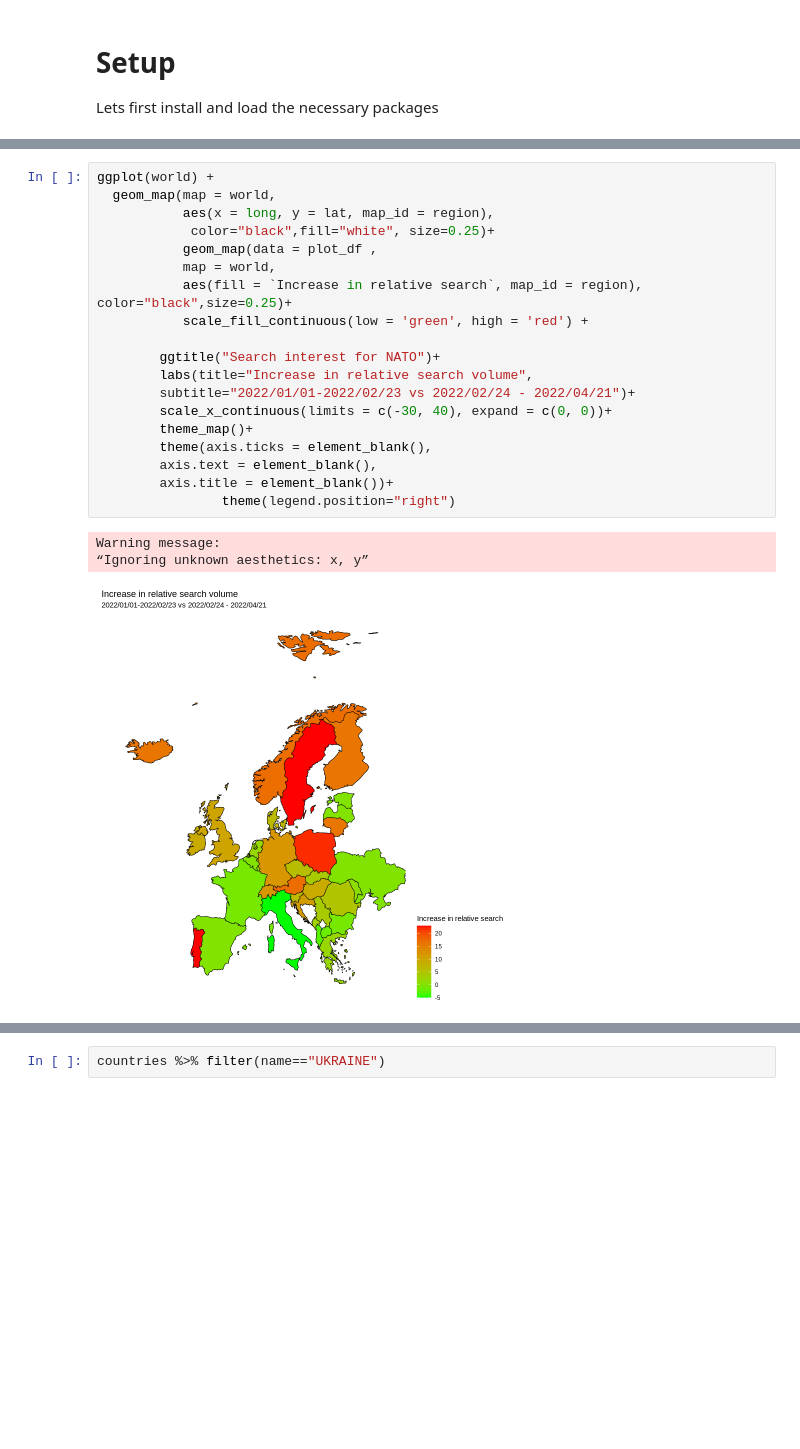
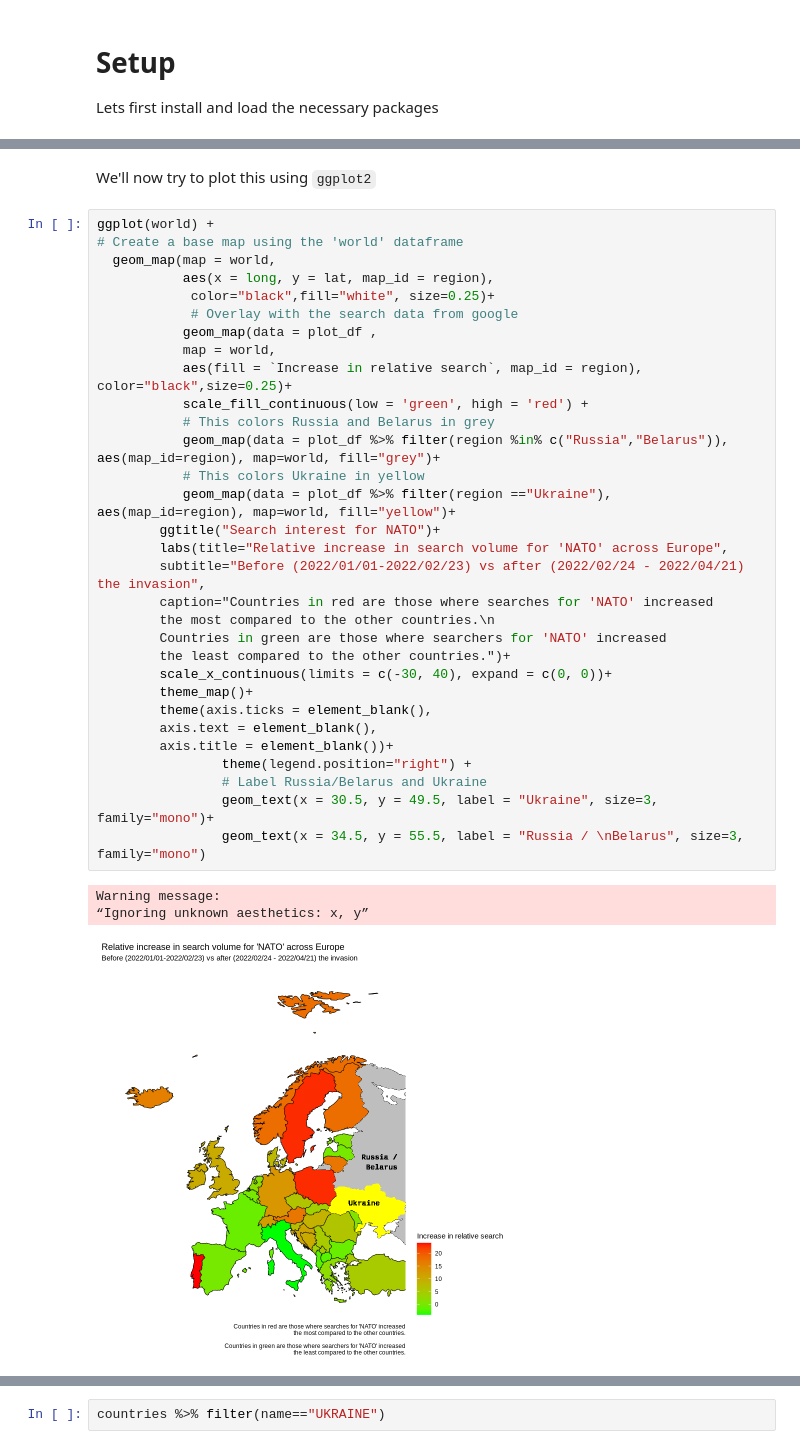
Before and after one commit to karl-karlsson/notebooks, a Jupyter notebook: google_trends.ipynb, the cells around one changed output, grey strips where cells are left out. Saved outputs shown, nothing was run; the diff lists cells and outputs as text; blank space fills up the shorter version.

```diff
--- a/google_trends.ipynb
+++ b/google_trends.ipynb
@@ -161,23 +183,37 @@ select(region, `Increase in relative search`)
+# %% [markdown]
+We'll now try to plot this using `ggplot2`
 # %%
 ggplot(world) +
+# Create a base map using the 'world' dataframe
   geom_map(map = world,
            aes(x = long, y = lat, map_id = region),
             color="black",fill="white", size=0.25)+
+            # Overlay with the search data from google
            geom_map(data = plot_df ,
            map = world,
            aes(fill = `Increase in relative search`, map_id = region), color="black",size=0.25)+
            scale_fill_continuous(low = 'green', high = 'red') +
-
+           # This colors Russia and Belarus in grey
+           geom_map(data = plot_df %>% filter(region %in% c("Russia","Belarus")), aes(map_id=region), map=world, fill="grey")+
+           # This colors Ukraine in yellow
+           geom_map(data = plot_df %>% filter(region =="Ukraine"), aes(map_id=region), map=world, fill="yellow")+
         ggtitle("Search interest for NATO")+
-        labs(title="Increase in relative search volume",
-        subtitle="2022/01/01-2022/02/23 vs 2022/02/24 - 2022/04/21")+
+        labs(title="Relative increase in search volume for 'NATO' across Europe",
+        subtitle="Before (2022/01/01-2022/02/23) vs after (2022/02/24 - 2022/04/21) the invasion",
+        caption="Countries in red are those where searches for 'NATO' increased
+        the most compared to the other countries.\n
+        Countries in green are those where searchers for 'NATO' increased
+        the least compared to the other countries.")+
         scale_x_continuous(limits = c(-30, 40), expand = c(0, 0))+
         theme_map()+
         theme(axis.ticks = element_blank(),
         axis.text = element_blank(),
         axis.title = element_blank())+
-                theme(legend.position="right")
+                theme(legend.position="right") +
+                # Label Russia/Belarus and Ukraine
+                geom_text(x = 30.5, y = 49.5, label = "Ukraine", size=3, family="mono")+
+                geom_text(x = 34.5, y = 55.5, label = "Russia / \nBelarus", size=3, family="mono")
 # %% [output]
 Warning message:
 “Ignoring unknown aesthetics: x, y”
-[figure, old version]
+[figure, new version]
```
Also changed, not shown: parts of 31 cells of this notebook.
